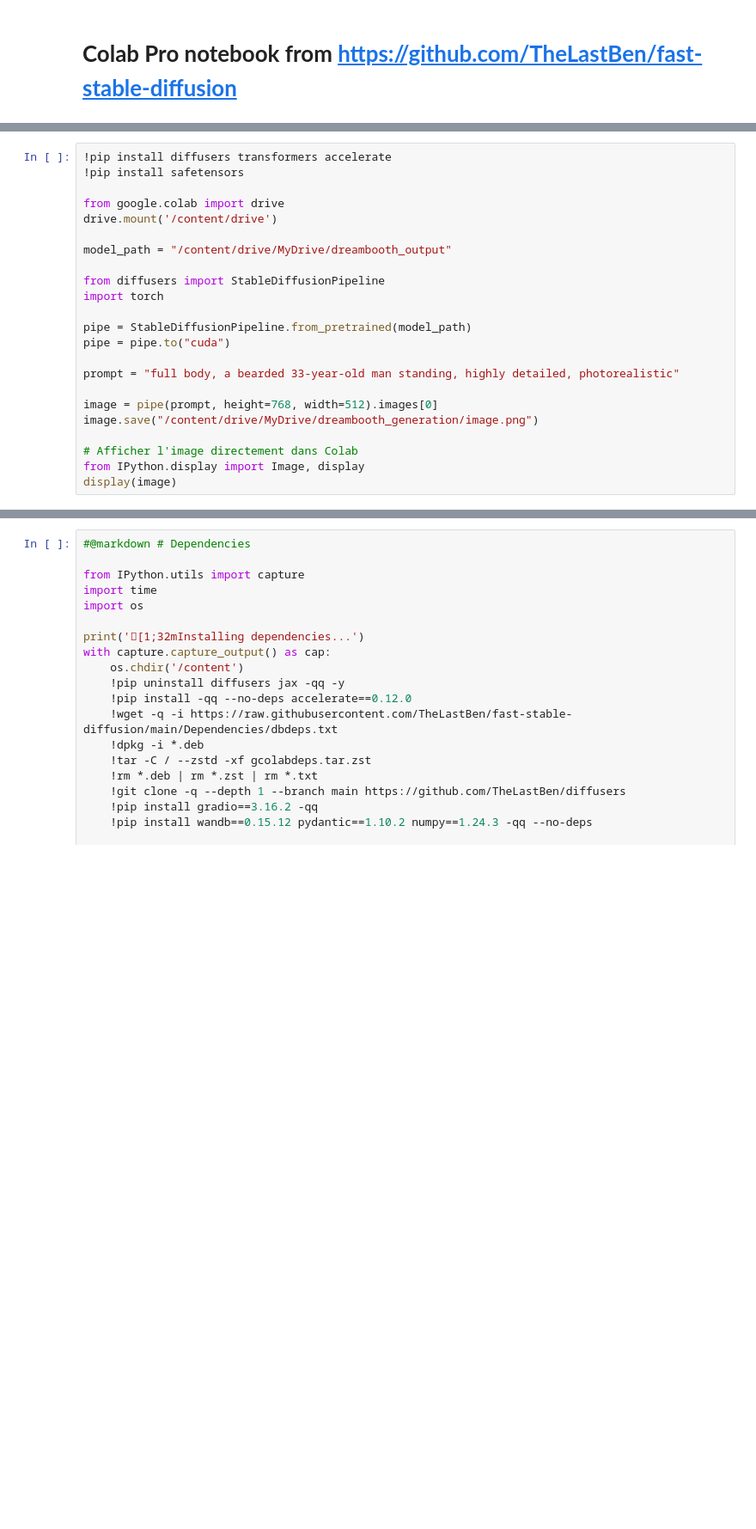
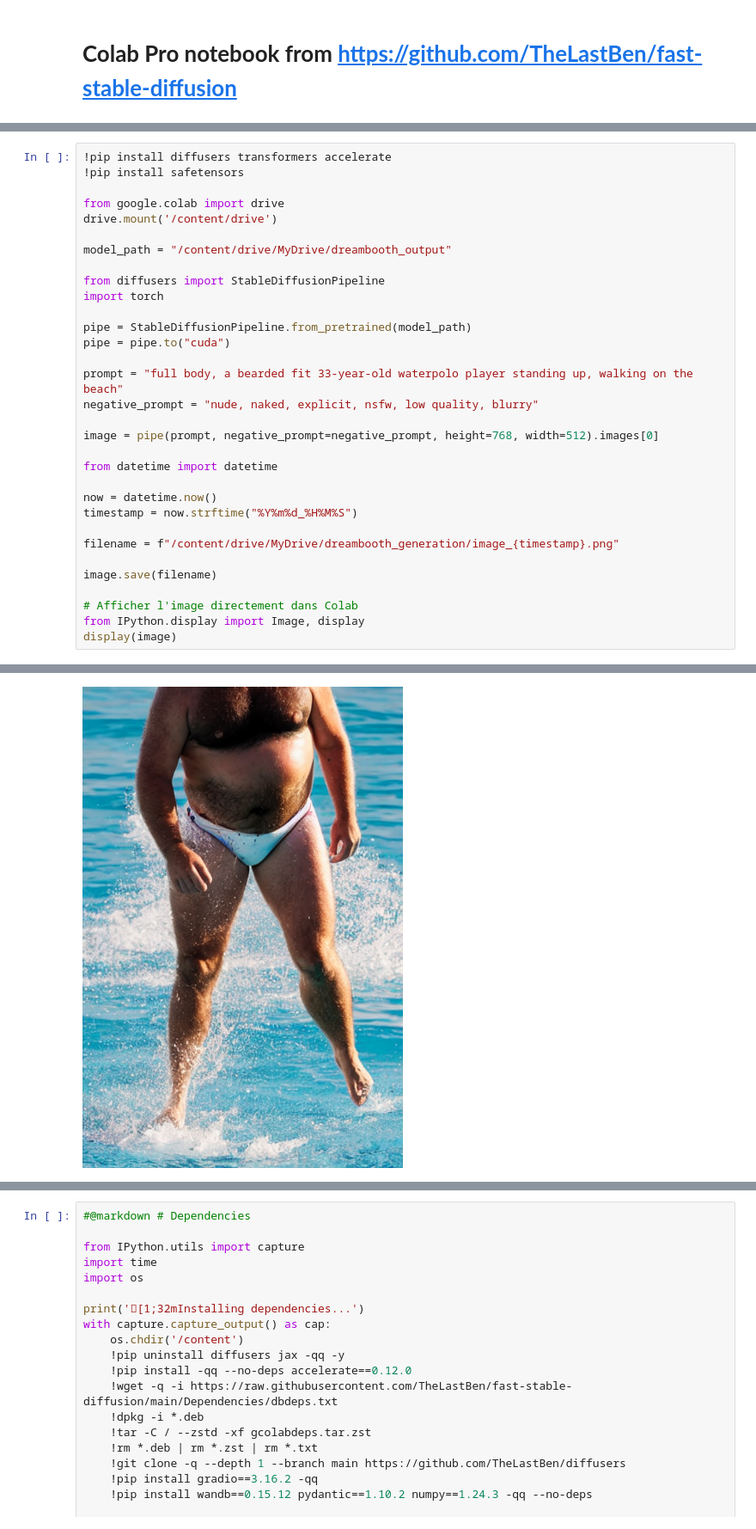
Before and after one commit to john73737373/hh2, a Jupyter notebook: fast-DreamBooth.ipynb, the cells around one changed output, grey strips where cells are left out. Shown at 86% size. Drawn from its saved outputs; the diff is of its cells as text; blank space fills up the shorter version.

```diff
--- a/fast-DreamBooth.ipynb
+++ b/fast-DreamBooth.ipynb
@@ -63,33 +63,43 @@ model_path = "/content/drive/MyDrive/dreambooth_output"
 
 from diffusers import StableDiffusionPipeline
 import torch
 
 pipe = StableDiffusionPipeline.from_pretrained(model_path)
 pipe = pipe.to("cuda")
 
-prompt = "full body, a bearded 33-year-old man standing, highly detailed, photorealistic"
+prompt = "full body, a bearded fit 33-year-old waterpolo player standing up, walking on the beach"
+negative_prompt = "nude, naked, explicit, nsfw, low quality, blurry"
 
-image = pipe(prompt, height=768, width=512).images[0]
-image.save("/content/drive/MyDrive/dreambooth_generation/image.png")
+image = pipe(prompt, negative_prompt=negative_prompt, height=768, width=512).images[0]
+
+from datetime import datetime
+
+now = datetime.now()
+timestamp = now.strftime("%Y%m%d_%H%M%S")
+
+filename = f"/content/drive/MyDrive/dreambooth_generation/image_{timestamp}.png"
+
+image.save(filename)
 
 # Afficher l'image directement dans Colab
 from IPython.display import Image, display
 display(image)
 # %% [output]
 Requirement already satisfied: diffusers in /usr/local/lib/python3.11/dist-packages (0.35.0.dev0)
 Requirement already satisfied: transformers in /usr/local/lib/python3.11/dist-packages (4.53.0)
 Requirement already satisfied: accelerate in /usr/local/lib/python3.11/dist-packages (1.8.1)
 Requirement already satisfied: importlib_metadata in /usr/local/lib/python3.11/dist-packages (from diffusers) (8.7.0)
 Requirement already satisfied: filelock in /usr/local/lib/python3.11/dist-packages (from diffusers) (3.18.0)
 Requirement already satisfied: huggingface-hub>=0.27.0 in /usr/local/lib/python3.11/dist-packages (from diffusers) (0.33.1)
 Requirement already satisfied: numpy in /usr/local/lib/python3.11/dist-packages (from diffusers) (2.0.2)
 Requirement already satisfied: regex!=2019.12.17 in /usr/local/lib/python3.11/dist-packages (from diffusers) (2024.11.6)
 Requirement already satisfied: requests in /usr/local/lib/python3.11/dist-packages (from diffusers) (2.32.3)
 Requirement already satisfied: safetensors>=0.3.1 in /usr/local/lib/python3.11/dist-packages (from diffusers) (0.5.3)
 Requirement already satisfied: Pillow in /usr/local/lib/python3.11/dist-packages (from diffusers) (11.2.1)
 Requirement already satisfied: packaging>=20.0 in /usr/local/lib/python3.11/dist-packages (from transformers) (24.2)
 ... (30 lines left out)
 Requirement already satisfied: certifi>=2017.4.17 in /usr/local/lib/python3.11/dist-packages (from requests->diffusers) (2025.6.15)
 Requirement already satisfied: MarkupSafe>=2.0 in /usr/local/lib/python3.11/dist-packages (from jinja2->torch>=2.0.0->accelerate) (3.0.2)
 Requirement already satisfied: safetensors in /usr/local/lib/python3.11/dist-packages (0.5.3)
 Drive already mounted at /content/drive; to attempt to forcibly remount, call drive.mount("/content/drive", force_remount=True).
+[figure, added]
```
Also changed, not shown: parts of 2 cells of this notebook.
